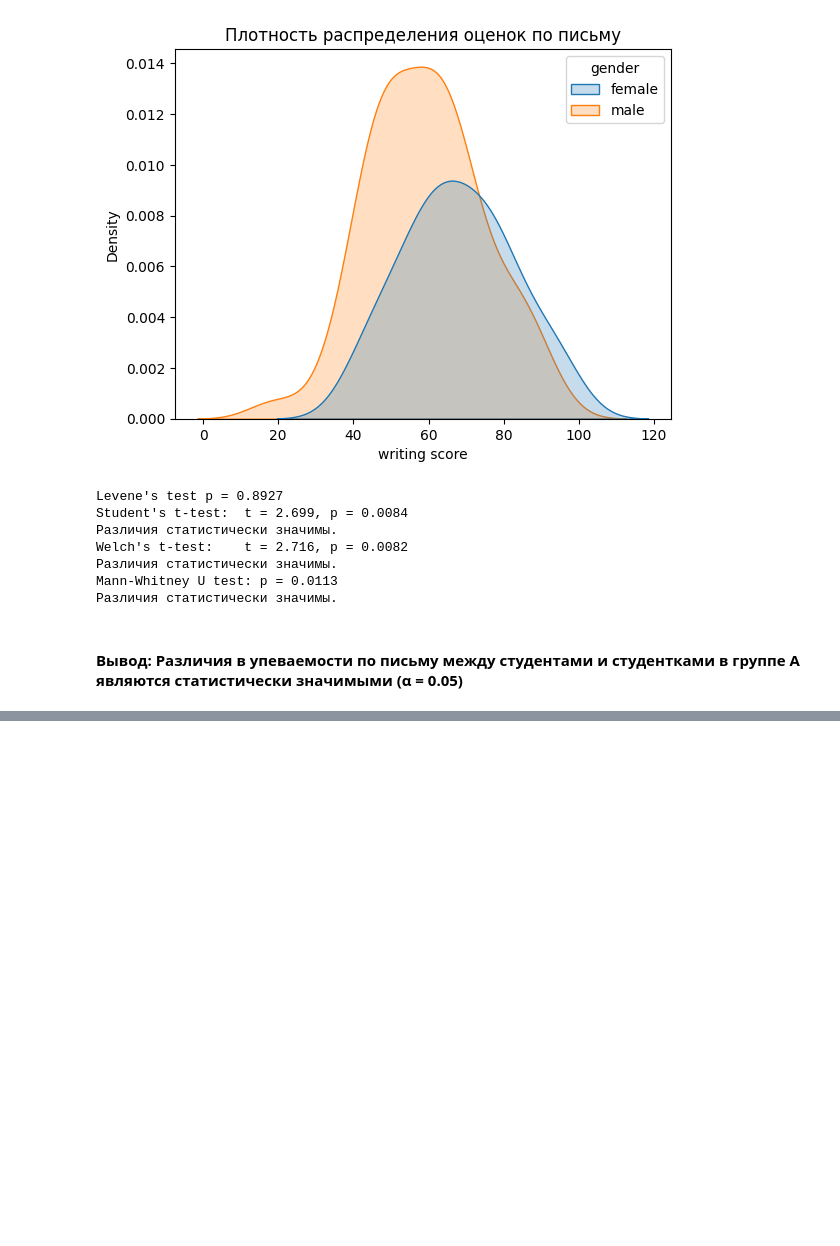
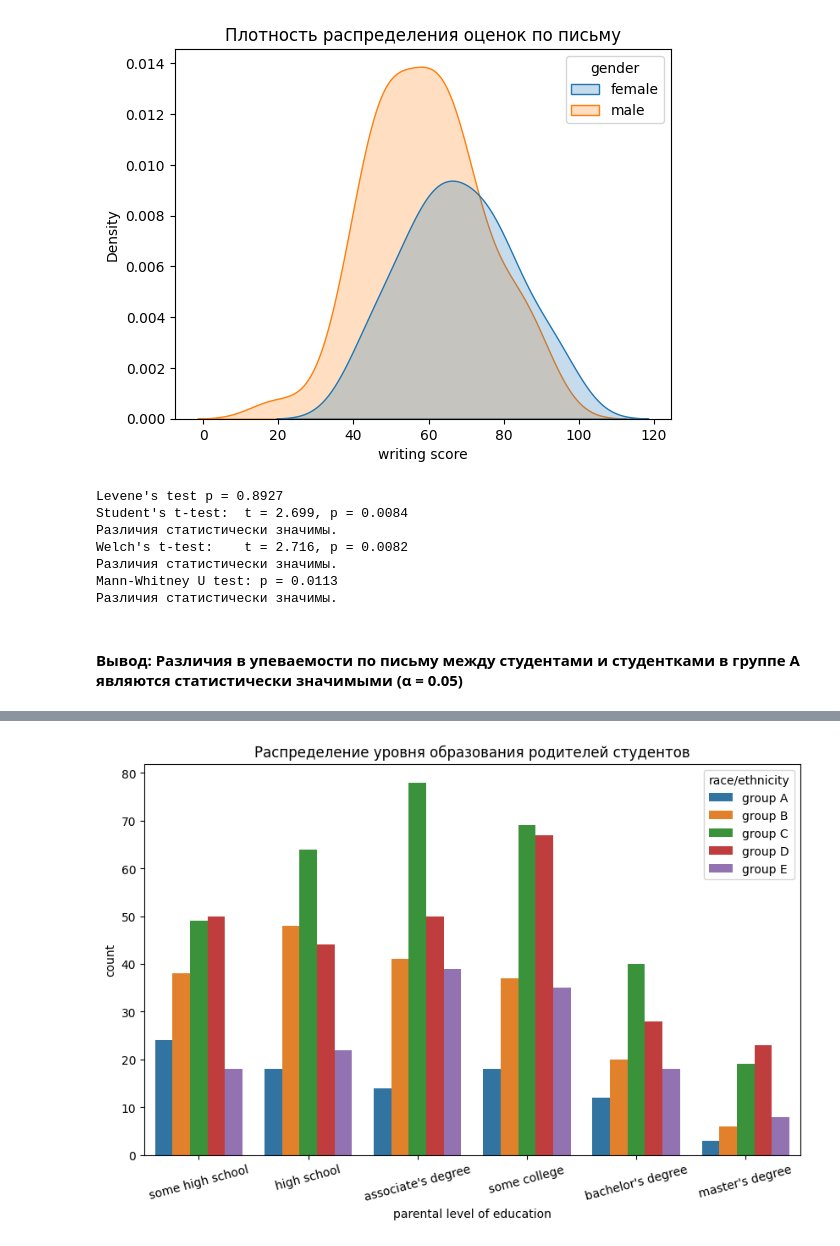
Before and after one commit to AlexanderGajduk/data_analytics, a Jupyter notebook: StudentsAchievements.ipynb, the cells around one changed output, grey strips where cells are left out. Drawn from its saved outputs; the diff is of its cells as text; code cells hidden in the pictures; blank space fills up the shorter version.

```diff
--- a/StudentsAchievements.ipynb
+++ b/StudentsAchievements.ipynb
@@ -462,0 +513,21 @@ plt.show()
+# %%
+# уупорядочим уровни образования
+edu_order = [
+    'some high school',
+    'high school',
+    'associate\'s degree',
+    'some college',
+    'bachelor\'s degree',
+    'master\'s degree']
+df['parental level of education'] = pd.Categorical(
+    df['parental level of education'],
+    categories=edu_order,
+    ordered=True)
+# выведем график
+plt.figure(figsize=(10, 6))
+plt.title('Распределение уровня образования родителей студентов')
+sns.countplot(df, x = 'parental level of education',hue='race/ethnicity')
+plt.xticks(rotation=15)
+plt.show()
+# %% [output]
+[figure, added]
```
Also changed, not shown: parts of 61 cells of this notebook.
